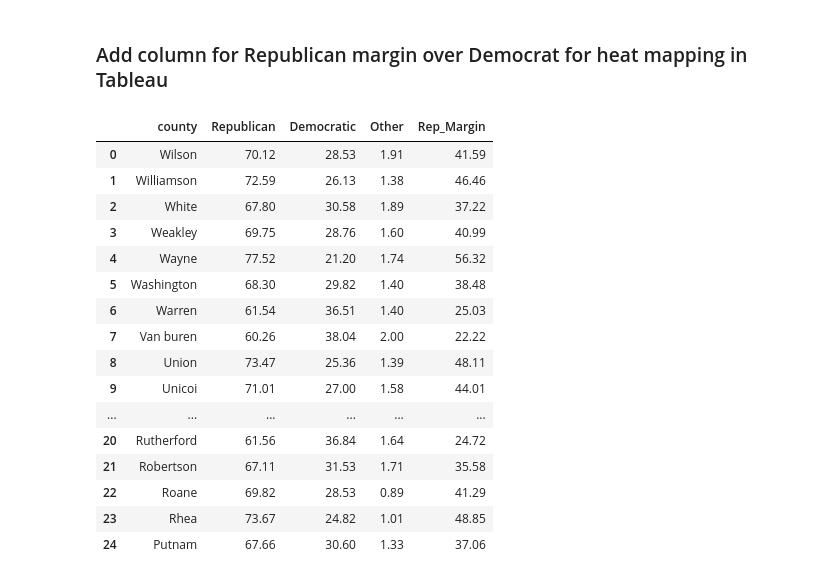
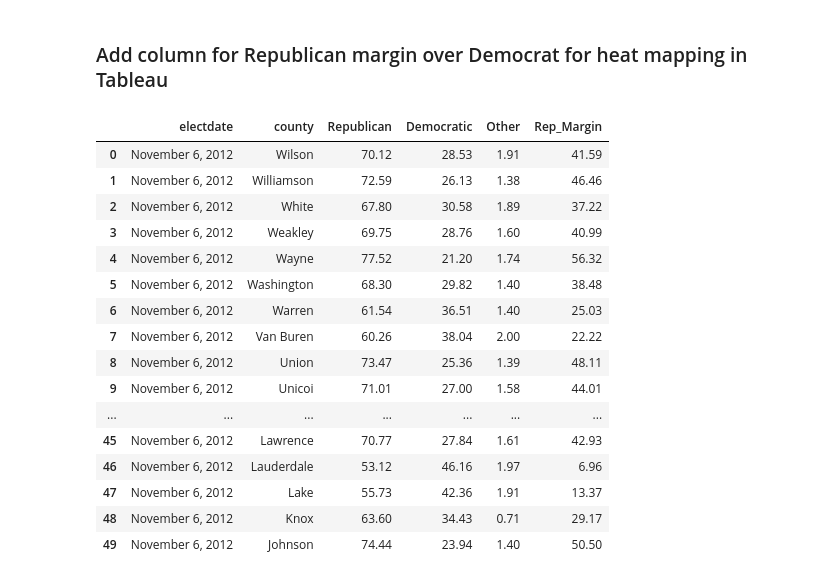
Before and after one commit to DavidMellow/tn-elections, a Jupyter notebook: notebooks/tn_election_2012.ipynb, the cells around one changed output. Drawn from its saved outputs; the diff is of its cells as text; code cells hidden in the pictures.

```diff
--- a/notebooks/tn_election_2012.ipynb
+++ b/notebooks/tn_election_2012.ipynb
@@ -277,5 +277,5 @@ tn_2012_int.head(30)
 # %%
 # Capitalize couty names
-tn_2012_int['county']=tn_2012_int['county'].str.capitalize()
+tn_2012_int['county']=tn_2012_int['county'].str.title()
 tn_2012_int.head(5)
 # %% [output]
@@ -351,6 +352,6 @@ See the caveats in the documentation: https://pandas.pydata.org/pandas-docs/stab
 # %%
 # split name fromm party desination
-new_names=tn_2012_int_name['candidate'].str.split(pat='-',expand=True)
+new_names=new_names['candidate'].str.split(pat='-',expand=True)
 new_names
 # %% [output]
 |  | 0 | 1 |
@@ -524,7 +525,6 @@ Write-In     134
 Name: party, dtype: int64
 # %%
 # change "(R)" to "Republican" and "(D)"to "Democratic" in "party" column
-tn_2012_final["party"]=tn_2012_final['party'].replace('(R)',"Republican")
 tn_2012_final["party"]=tn_2012_final['party'].str.replace('\(R\)',"Republican").str.replace('\(D\)',"Democratic")
 tn_2012_final
 # %% [output]
@@ -676,6 +676,6 @@ Name: party, dtype: int64
 ## Create dataframe "tn_2012_county_pres_pct"  with percent values per party per county
 # %%
 # create new dataframe with reduced columns values only
-tn_2012_pct_county=tn_2012_pres.loc[0:,['county','party','pct_county_vote']]
+tn_2012_pct_county=tn_2012_pres.loc[0:,['electdate','county','party','pct_county_vote']]
 tn_2012_pct_county
 # %% [output]
@@ -842,22 +842,22 @@ tn_2012_county_pres_pct
 ### Add column for Republican margin over Democrat for heat mapping in Tableau
 # %%
 tn_2012_county_pres_pct['Rep_Margin']= tn_2012_county_pres_pct['Republican']-tn_2012_county_pres_pct['Democratic']
-tn_2012_county_pres_pct.head(25)
+tn_2012_county_pres_pct.head(50)
 # %% [output]
-|  | county | Republican | Democratic | Other | Rep_Margin |
-| 0 | Wilson | 70.12 | 28.53 | 1.91 | 41.59 |
-| 1 | Williamson | 72.59 | 26.13 | 1.38 | 46.46 |
-| 2 | White | 67.80 | 30.58 | 1.89 | 37.22 |
-| 3 | Weakley | 69.75 | 28.76 | 1.60 | 40.99 |
-| 4 | Wayne | 77.52 | 21.20 | 1.74 | 56.32 |
-| 5 | Washington | 68.30 | 29.82 | 1.40 | 38.48 |
-| 6 | Warren | 61.54 | 36.51 | 1.40 | 25.03 |
-| 7 | Van buren | 60.26 | 38.04 | 2.00 | 22.22 |
-| 8 | Union | 73.47 | 25.36 | 1.39 | 48.11 |
-| 9 | Unicoi | 71.01 | 27.00 | 1.58 | 44.01 |
-| ... | ... | ... | ... | ... | ... |
-| 20 | Rutherford | 61.56 | 36.84 | 1.64 | 24.72 |
-| 21 | Robertson | 67.11 | 31.53 | 1.71 | 35.58 |
-| 22 | Roane | 69.82 | 28.53 | 0.89 | 41.29 |
-| 23 | Rhea | 73.67 | 24.82 | 1.01 | 48.85 |
-| 24 | Putnam | 67.66 | 30.60 | 1.33 | 37.06 |
+|  | electdate | county | Republican | Democratic | Other | Rep_Margin |
+| 0 | November 6, 2012 | Wilson | 70.12 | 28.53 | 1.91 | 41.59 |
+| 1 | November 6, 2012 | Williamson | 72.59 | 26.13 | 1.38 | 46.46 |
+| 2 | November 6, 2012 | White | 67.80 | 30.58 | 1.89 | 37.22 |
+| 3 | November 6, 2012 | Weakley | 69.75 | 28.76 | 1.60 | 40.99 |
+| 4 | November 6, 2012 | Wayne | 77.52 | 21.20 | 1.74 | 56.32 |
+| 5 | November 6, 2012 | Washington | 68.30 | 29.82 | 1.40 | 38.48 |
+| 6 | November 6, 2012 | Warren | 61.54 | 36.51 | 1.40 | 25.03 |
+| 7 | November 6, 2012 | Van Buren | 60.26 | 38.04 | 2.00 | 22.22 |
+| 8 | November 6, 2012 | Union | 73.47 | 25.36 | 1.39 | 48.11 |
+| 9 | November 6, 2012 | Unicoi | 71.01 | 27.00 | 1.58 | 44.01 |
+| ... | ... | ... | ... | ... | ... | ... |
+| 45 | November 6, 2012 | Lawrence | 70.77 | 27.84 | 1.61 | 42.93 |
+| 46 | November 6, 2012 | Lauderdale | 53.12 | 46.16 | 1.97 | 6.96 |
+| 47 | November 6, 2012 | Lake | 55.73 | 42.36 | 1.91 | 13.37 |
+| 48 | November 6, 2012 | Knox | 63.60 | 34.43 | 0.71 | 29.17 |
+| 49 | November 6, 2012 | Johnson | 74.44 | 23.94 | 1.40 | 50.50 |
```
Also changed, not shown: parts of 26 cells of this notebook.
